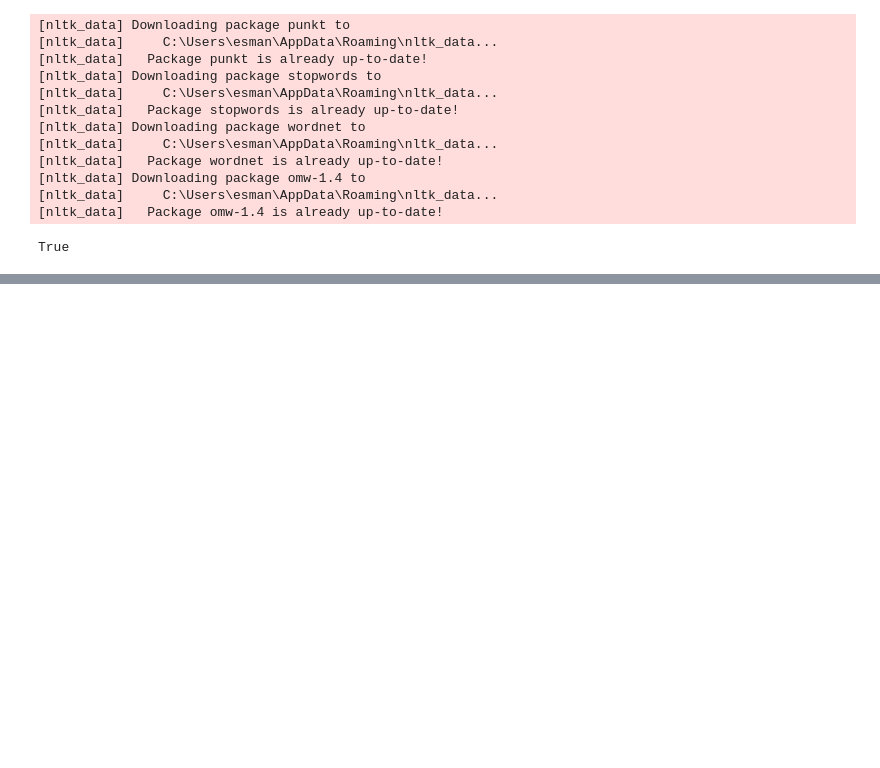
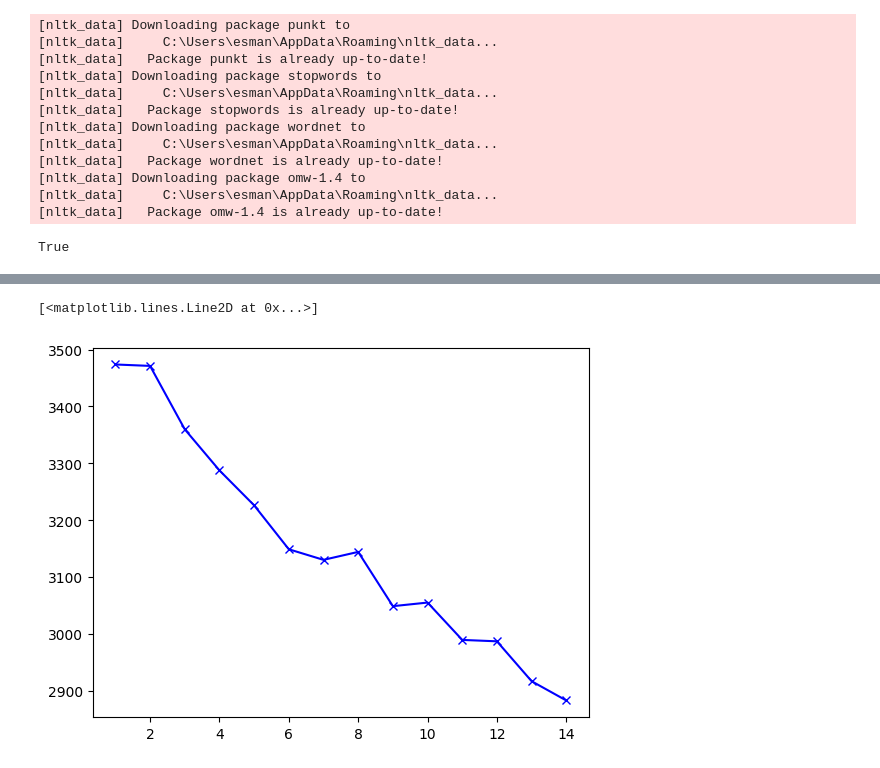
Before and after one commit to esmanurbal/bbc_news, a Jupyter notebook: kmeans.ipynb, the cells around one changed output, grey strips where cells are left out. Saved outputs shown, nothing was run; the diff lists cells and outputs as text; code cells hidden in the pictures; blank space fills up the shorter version.

```diff
--- a/kmeans.ipynb
+++ b/kmeans.ipynb
@@ -156,0 +35,3 @@ sns.heatmap(cosine_similarities)
+# %%
+df['news'] = df['title'] + ' ' + df['description']
+df['news']
@@ -156,0 +51,11 @@ sns.heatmap(cosine_similarities)
+# %%
+import nltk as nlp
+description_list=[]
+for desc in df.news:
+    desc=re.sub("[^a-zA-Z]"," ",desc)
+    desc=desc.lower()
+    desc = nltk.word_tokenize(desc)
+    lemma = nlp.WordNetLemmatizer()
+    desc= [lemma.lemmatize(word) for word in desc]
+    desc = " ".join(desc)
+    description_list.append(desc)
@@ -156,0 +82,3 @@ sns.heatmap(cosine_similarities)
+# %%
+vectorizer = TfidfVectorizer(stop_words='english')
+sparse_matrix = vectorizer.fit_transform(description_list)
@@ -156,0 +102,4 @@ sns.heatmap(cosine_similarities)
+# %%
+n_components = 100
+svd = TruncatedSVD(n_components=n_components)
+svd_transfrom = svd.fit_transform(sparse_matrix)
@@ -156,0 +123,13 @@ sns.heatmap(cosine_similarities)
+# %%
+from sklearn.cluster import MiniBatchKMeans
+wcss=[]
+
+for k in range(1,15):
+    kmeans= MiniBatchKMeans(n_clusters=k)
+    kmeans.fit(svd_transfrom)
+    wcss.append(kmeans.inertia_)
+
+plt.plot(range(1,15),wcss,'bx-')
+# %% [output]
+[<matplotlib.lines.Line2D at 0x...>]
+[figure, added]
```
Also changed, not shown: parts of 24 cells of this notebook.
